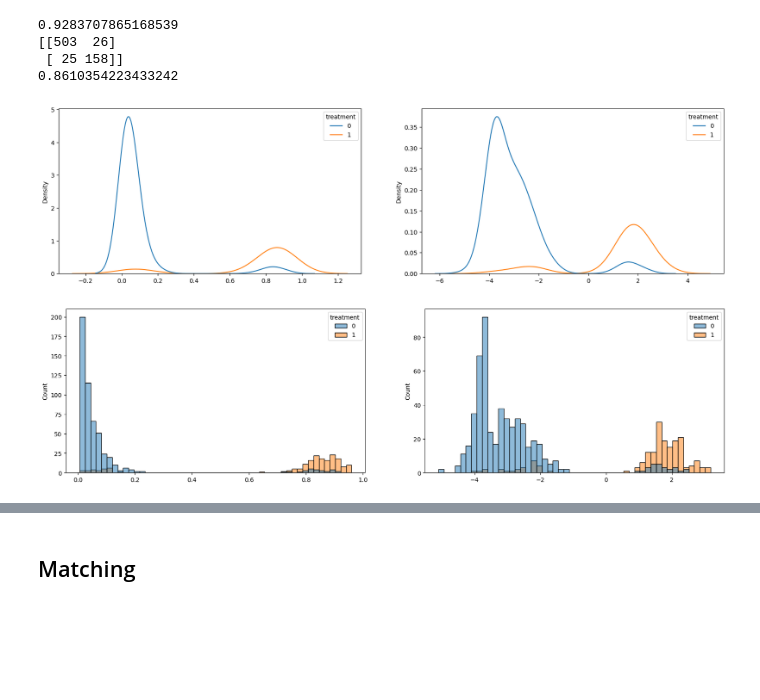
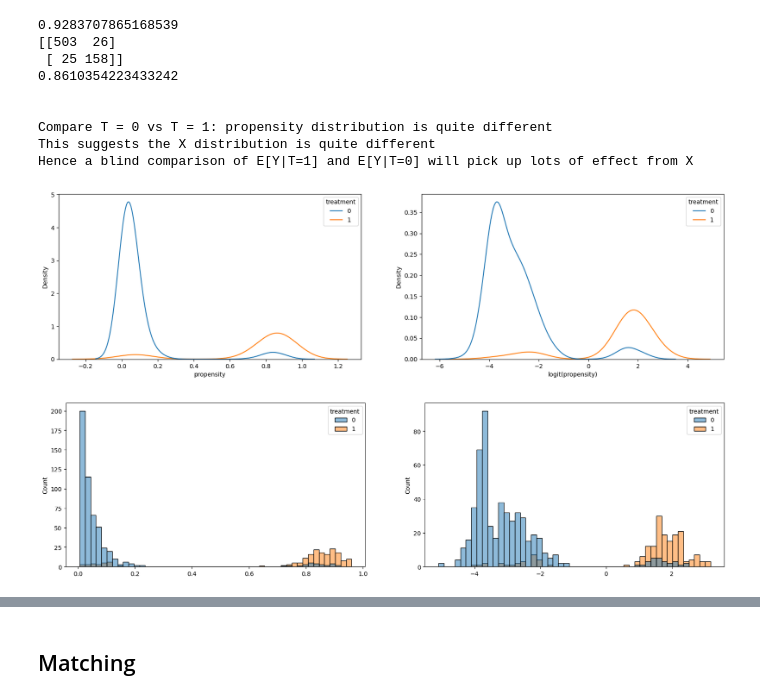
Before and after one commit to iamdingkai/causal-inference, a Jupyter notebook: propensity score matchiing/prop.ipynb, the cells around one changed output, grey strips where cells are left out. Cells and saved outputs as stored; diff of their text form; code cells hidden in the pictures; blank space fills up the shorter version.

```diff
--- a/propensity score matchiing/prop.ipynb
+++ b/propensity score matchiing/prop.ipynb
@@ -73,4 +78,20 @@ df['treatment'] = df.Cabin.apply(hasCabin)
 
 
 df = df[['treatment','Sex','Age','SibSp','Parch','Embarked', 'Pclass', 'Fare']]
+
+
+
+T = df['treatment']
+X = df.drop('treatment', axis = 1)
+X_encoded = pd.get_dummies(
+    X,
+    columns = ['Sex','Embarked', 'Pclass'],
+    prefix = {'Sex':'sex', 'Embarked' : 'embarked', 'Pclass' : 'class'},
+    drop_first=False,
+)
+
+X_encoded = pd.DataFrame(
+    data = StandardScaler().fit_transform(X_encoded),
+    columns = X_encoded.columns,
+)
 # %%
@@ -85,56 +106,46 @@ df.head()
 # %%
-T = df['treatment']
-X = df.drop('treatment', axis = 1)
-X_encoded = pd.get_dummies(
-    X,
-    columns = ['Sex','Embarked', 'Pclass'],
-    prefix = {'Sex':'sex', 'Embarked' : 'embarked', 'Pclass' : 'class'},
-    drop_first=False,
-)
+# propensity estimate
+lr = LogisticRegression().fit(X_encoded, T)
 
-
-
-
-# propensity estimate
-pipe = Pipeline(
-    [
-        ('scaler', StandardScaler()),
-        ('logistic_regression', lr()),
-    ]
-)
-pipe.fit(X_encoded, T)
-
-predictions = pipe.predict_proba(X_encoded)
-predictions_binary = pipe.predict(X_encoded)
+predictions = lr.predict_proba(X_encoded)
+predictions_binary = lr.predict(X_encoded)
 predictions_logit = np.array([logit(x) for x in predictions[:, 1]])
 
 
 X_encoded['propensity_score'] = predictions[:,1]
 X_encoded['propensity_score_logit'] = predictions_logit
 X_encoded['outcome'] = y.Survived
 X_encoded['treatment'] = df['treatment']
 
 
 
 
 # how well is propensity estimate
 print(metrics.accuracy_score(T, predictions_binary))
 print(metrics.confusion_matrix(T, predictions_binary))
 print(metrics.f1_score(T, predictions_binary))
 
 fig, ax = plt.subplots(1, 2, figsize = (20, 5))
 sns.kdeplot(x = predictions[:, 1], hue = T, ax = ax[0])
 sns.kdeplot(x = predictions_logit, hue = T, ax = ax[1])
+ax[0].set_xlabel('propensity')
+ax[1].set_xlabel('logit(propensity)')
+print('\n\nCompare T = 0 vs T = 1: propensity distribution is quite different\nThis suggests the X distribution is quite different\nHence a blind comparison of E[Y|T=1] and E[Y|T=0] will pick up lots of effect from X')
 plt.show()
 
 fig, ax = plt.subplots(1, 2, figsize = (20, 5))
 sns.histplot(x = predictions[:, 1], hue = T, bins = 50, ax = ax[0])
 sns.histplot(x = predictions_logit, hue = T, bins = 50, ax = ax[1])
 plt.show()
 # %% [output]
 0.9283707865168539
 [[503  26]
  [ 25 158]]
 0.8610354223433242
+
+
+Compare T = 0 vs T = 1: propensity distribution is quite different
+This suggests the X distribution is quite different
+Hence a blind comparison of E[Y|T=1] and E[Y|T=0] will pick up lots of effect from X
-[figure, old version]
+[figure, new version]
 [figure]
```
Also changed, not shown: parts of 21 cells of this notebook.
